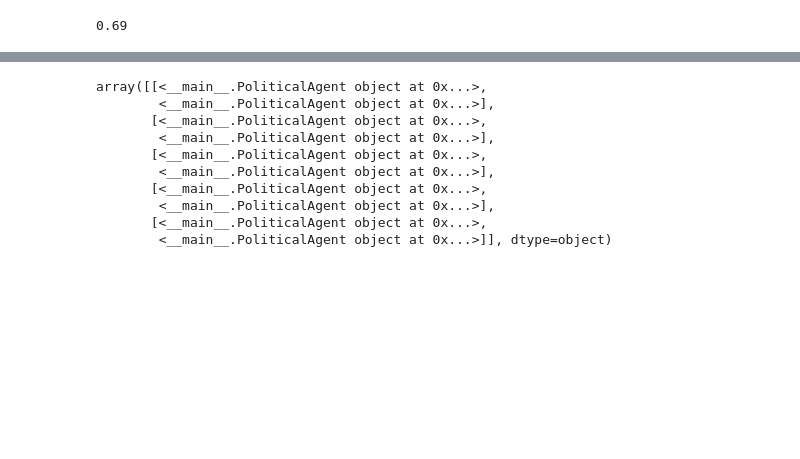
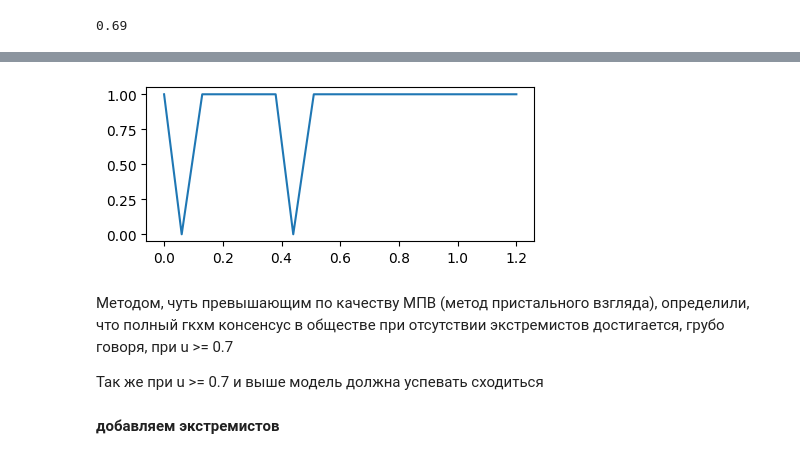
Before and after one commit to astatarinov/university, a Jupyter notebook: Simulation modeling/hw3/hw3_tatarinov.ipynb, the cells around one changed output, grey strips where cells are left out. Drawn from its saved outputs; the diff is of its cells as text; code cells hidden in the pictures; blank space fills up the shorter version.

```diff
--- a/Simulation modeling/hw3/hw3_tatarinov.ipynb
+++ b/Simulation modeling/hw3/hw3_tatarinov.ipynb
@@ -345,13 +179,0 @@ model.schedule.agents
-# %%
-np.random.choice([i for i in a_lis], size=(int(len(a_lis) / 2), 2),replace=False)
-# %% [output]
-array([[<__main__.PoliticalAgent object at 0x...>,
-        <__main__.PoliticalAgent object at 0x...>],
-       [<__main__.PoliticalAgent object at 0x...>,
-        <__main__.PoliticalAgent object at 0x...>],
-       [<__main__.PoliticalAgent object at 0x...>,
-        <__main__.PoliticalAgent object at 0x...>],
-       [<__main__.PoliticalAgent object at 0x...>,
-        <__main__.PoliticalAgent object at 0x...>],
-       [<__main__.PoliticalAgent object at 0x...>,
-        <__main__.PoliticalAgent object at 0x...>]], dtype=object)
@@ -365,0 +180,11 @@ from sklearn.manifold import TSNE
+# %%
+plt.figure(figsize=(5, 2))
+plt.plot(u_s, [int(i) for i in converged]);
+# %% [output]
+[figure, added]
+# %% [markdown]
+Методом, чуть превышающим по качеству МПВ (метод пристального взгляда), определили, что полный гкхм консенсус в обществе при отсутствии экстремистов достигается, грубо говоря, при u >= 0.7
+
+Так же при u >= 0.7 и выше модель должна успевать сходиться
+# %% [markdown]
+**добавляем экстремистов**
```
Also changed, not shown: parts of 79 cells of this notebook, 8 other files.
